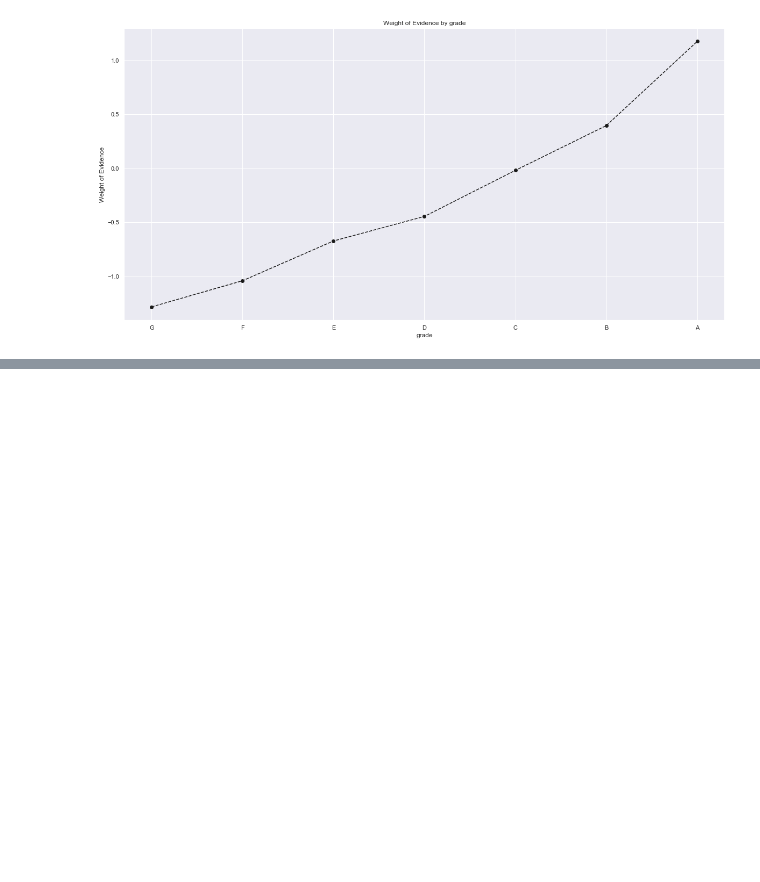
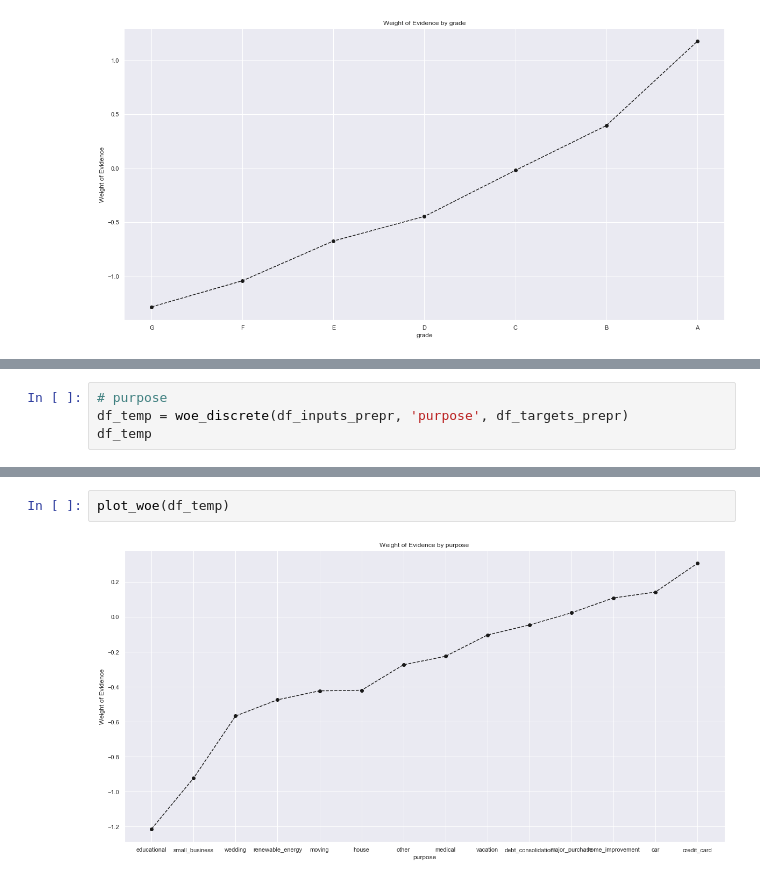
Before and after one commit to efazel/credit_analysis, a Jupyter notebook: data_preprocessing.ipynb, the cells around one changed output, grey strips where cells are left out. Drawn from its saved outputs; the diff is of its cells as text; blank space fills up the shorter version.

```diff
--- a/data_preprocessing.ipynb
+++ b/data_preprocessing.ipynb
@@ -418,0 +446,4 @@ plot_woe(df_temp)
+# %%
+# purpose
+df_temp = woe_discrete(df_inputs_prepr, 'purpose', df_targets_prepr)
+df_temp
@@ -418,0 +466,4 @@ plot_woe(df_temp)
+# %%
+plot_woe(df_temp)
+# %% [output]
+[figure, added]
```
Also changed, not shown: parts of 48 cells of this notebook.
